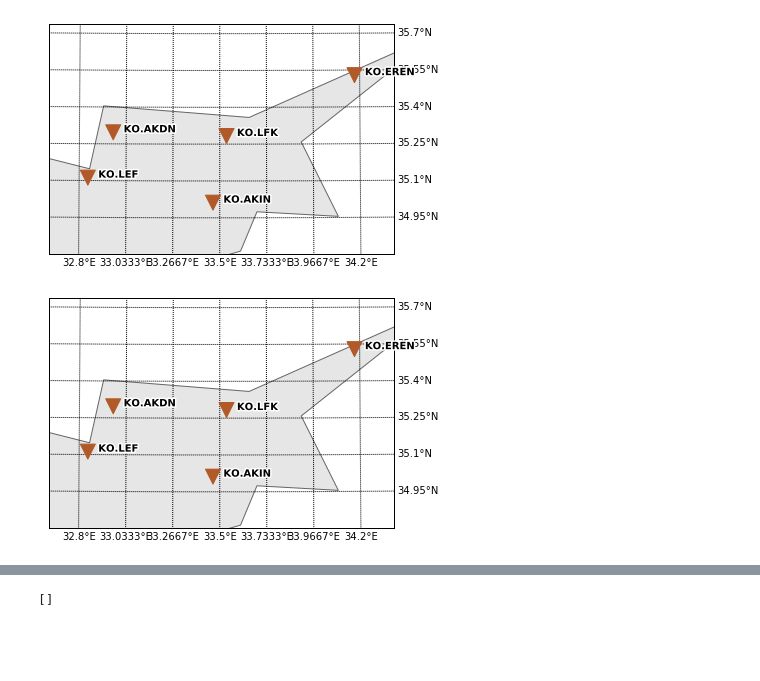
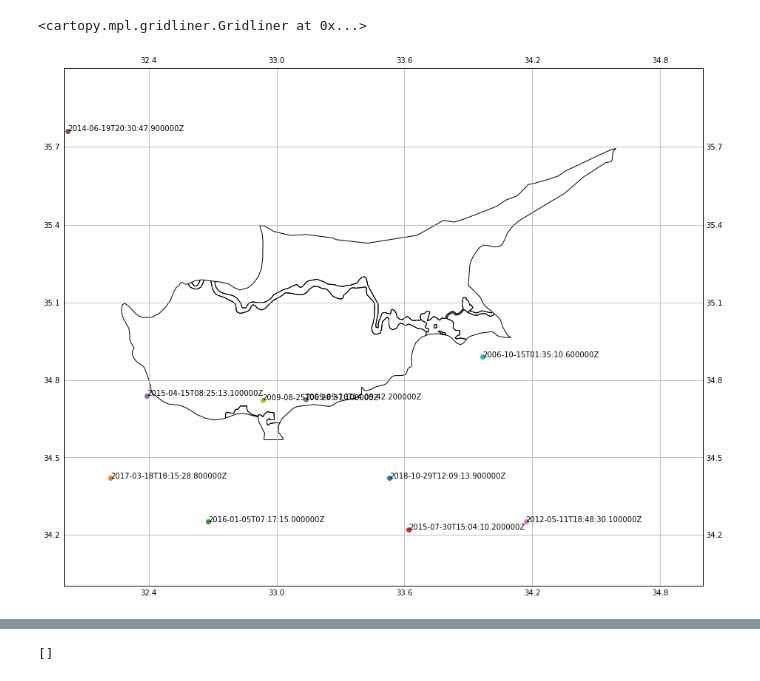
Before and after one commit to arman258/Thesis, a Jupyter notebook: Test.ipynb, the cells around one changed output, grey strips where cells are left out. Drawn from its saved outputs; the diff is of its cells as text; code cells hidden in the pictures; blank space fills up the shorter version.

```diff
--- a/Test.ipynb
+++ b/Test.ipynb
@@ -70,11 +92,38 @@ print(events.__str__(print_all=True))
+# %%
+fig=plt.figure(figsize=(15,15));
+cen_lat = (minlat+maxlat)/2,;
+cen_long = (minlong+maxlong)/2;
+
+# proj=ccrs.AlbersEqualArea(central_latitude=cen_lat,central_longitude=cen_long)
+proj=ccrs.Mercator()
+
+map_ax = fig.add_axes([0.1,0.1,0.8,0.8],projection=proj)
+
+extent=[32, 35, 34, 36]
+# map_ax.coastlines(resolution='10m')
+
+map_ax.set_extent(extent);
+
+# map_ax.add_feature(cfeature.NaturalEarthFeature('physical', 'land', '50m',edgecolor='black',))
+# map_ax.add_feature(cfeature.NaturalEarthFeature('physical', 'ocean', '50m',edgecolor='black',))
+
+map_ax.add_feature(cfeature.NaturalEarthFeature(category='cultural', name='admin_0_countries',
+                                                scale='10m',edgecolor='black',facecolor='none'))
+
+for ev in range(len(events)):
+    lat_o = events.events[ev].origins[0].latitude
+    long_o = events.events[ev].origins[0].longitude
+    label = events.events[ev].origins[0].time
+#     print (label)
+    map_ax.scatter(long_o,lat_o,transform = proj.as_geodetic())
+    map_ax.text(long_o,lat_o,label,transform=proj.as_geodetic())
+
+# map_ax.scatter(33,35,transform = proj.as_geodetic())
+
+map_ax.gridlines(draw_labels=True)
+# %% [output]
+<cartopy.mpl.gridliner.Gridliner at 0x...>
+[figure, added]
 # %%
 events.write('events.xml',format="QUAKEML")
-# %%
-# events.plot(projection='local',outfile='Earthquakes.PNG')
-# plt.close()
-client.get_stations(network="KO",station="*",starttime=t-10,endtime=t+60*2,level="response",channel="*",
-                   minlatitude=minlat,maxlatitude=maxlat,minlongitude=minlong,maxlongitude=maxlong).plot(projection='local',outfile="Stations.PNG")
-# %% [output]
-[figure, removed]
-[figure, removed]
 # %%
```
Also changed, not shown: parts of 30 cells of this notebook.
